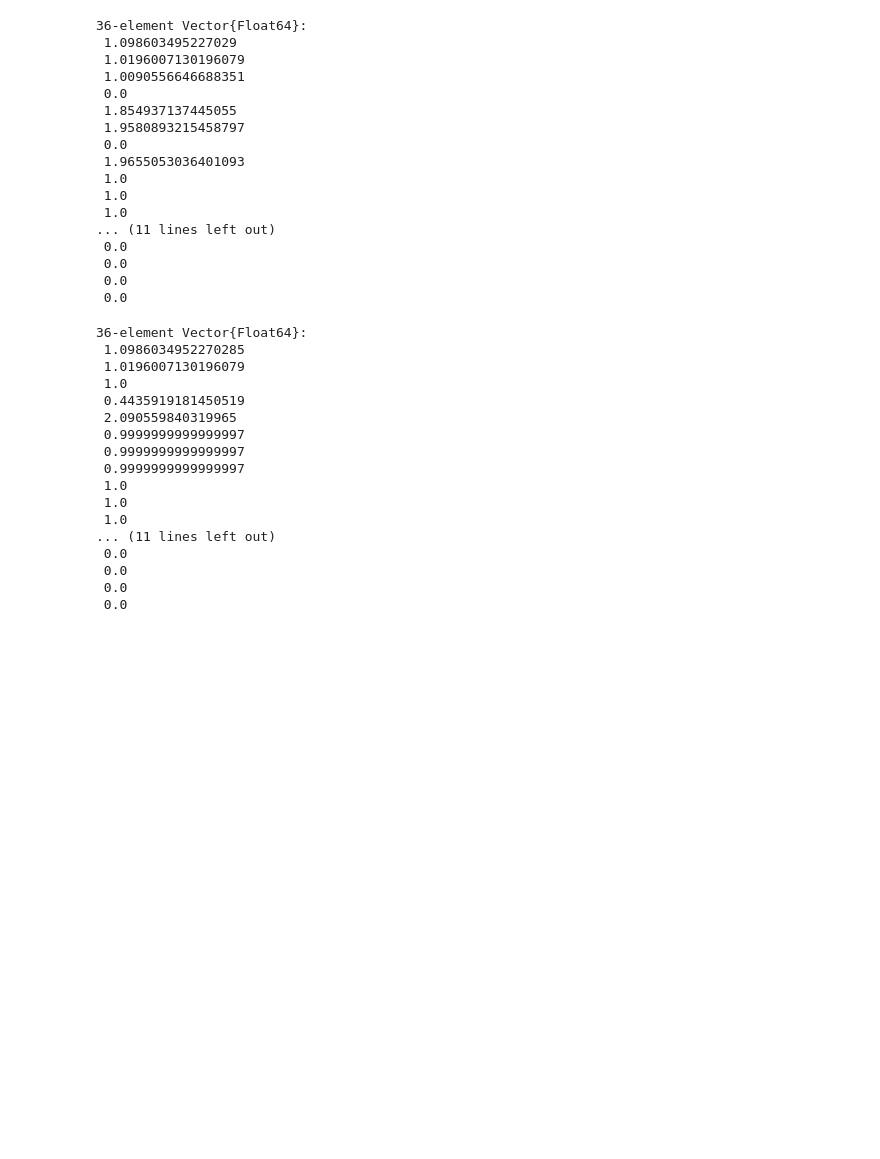
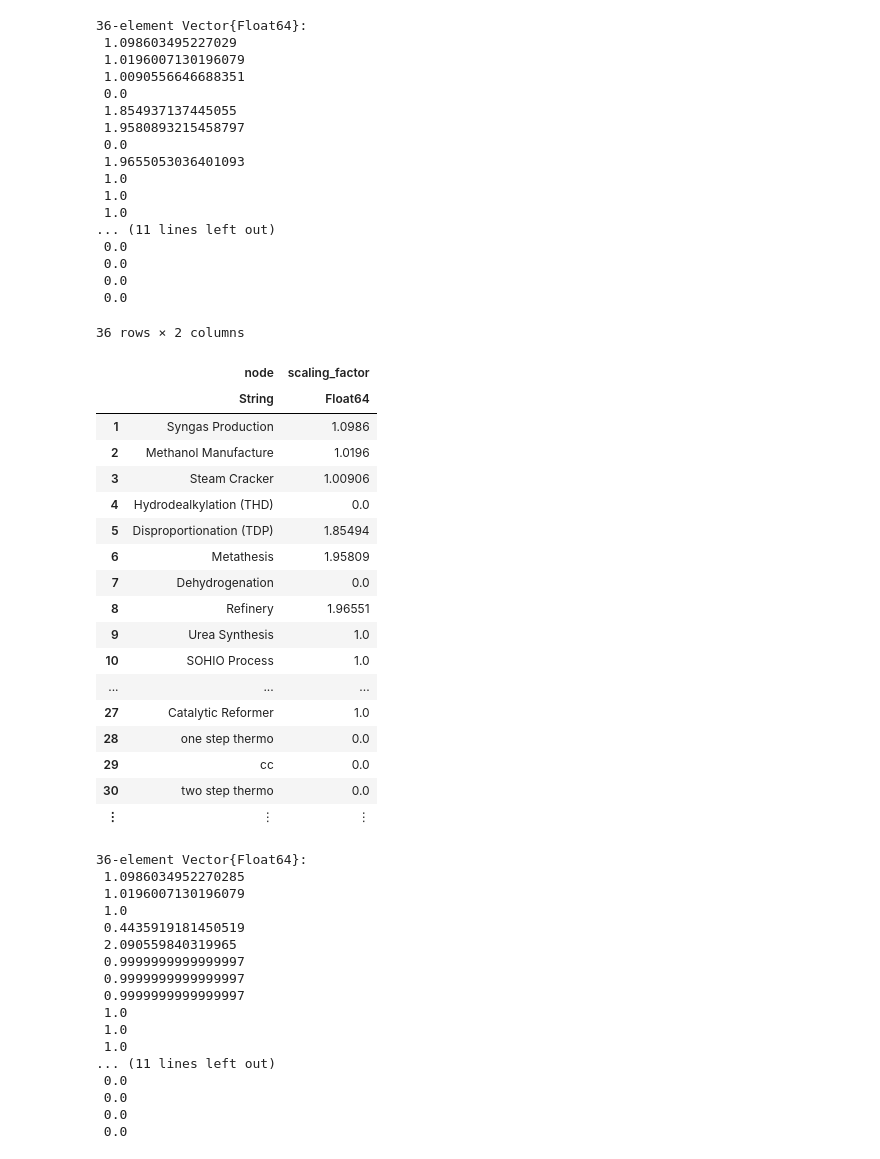
Before and after one commit to vyom-thakker/decarbonization, a Jupyter notebook: decarb_renAlt_perturb.ipynb, the cells around one changed output. Cells and saved outputs as stored; diff of their text form; code cells hidden in the pictures; blank space fills up the shorter version.

```diff
--- a/decarb_renAlt_perturb.ipynb
+++ b/decarb_renAlt_perturb.ipynb
@@ -335,6 +335,28 @@ s_em
  0.0
  0.0
  0.0
+# %%
+res_s=DataFrame(node=nodes_val, scaling_factor=s_em)
+# %% [output]
+36 rows × 2 columns
+|  | node | scaling_factor |
+|  | String | Float64 |
+| 1 | Syngas Production | 1.0986 |
+| 2 | Methanol Manufacture | 1.0196 |
+| 3 | Steam Cracker | 1.00906 |
+| 4 | Hydrodealkylation (THD) | 0.0 |
+| 5 | Disproportionation (TDP) | 1.85494 |
+| 6 | Metathesis | 1.95809 |
+| 7 | Dehydrogenation | 0.0 |
+| 8 | Refinery | 1.96551 |
+| 9 | Urea Synthesis | 1.0 |
+| 10 | SOHIO Process | 1.0 |
+| ... | ... | ... |
+| 27 | Catalytic Reformer | 1.0 |
+| 28 | one step thermo | 0.0 |
+| 29 | cc | 0.0 |
+| 30 | two step thermo | 0.0 |
+| ⋮ | ⋮ | ⋮ |
 # %%
 s_ru
 # %% [output]
```
Also changed, not shown: parts of 1 cell of this notebook.
